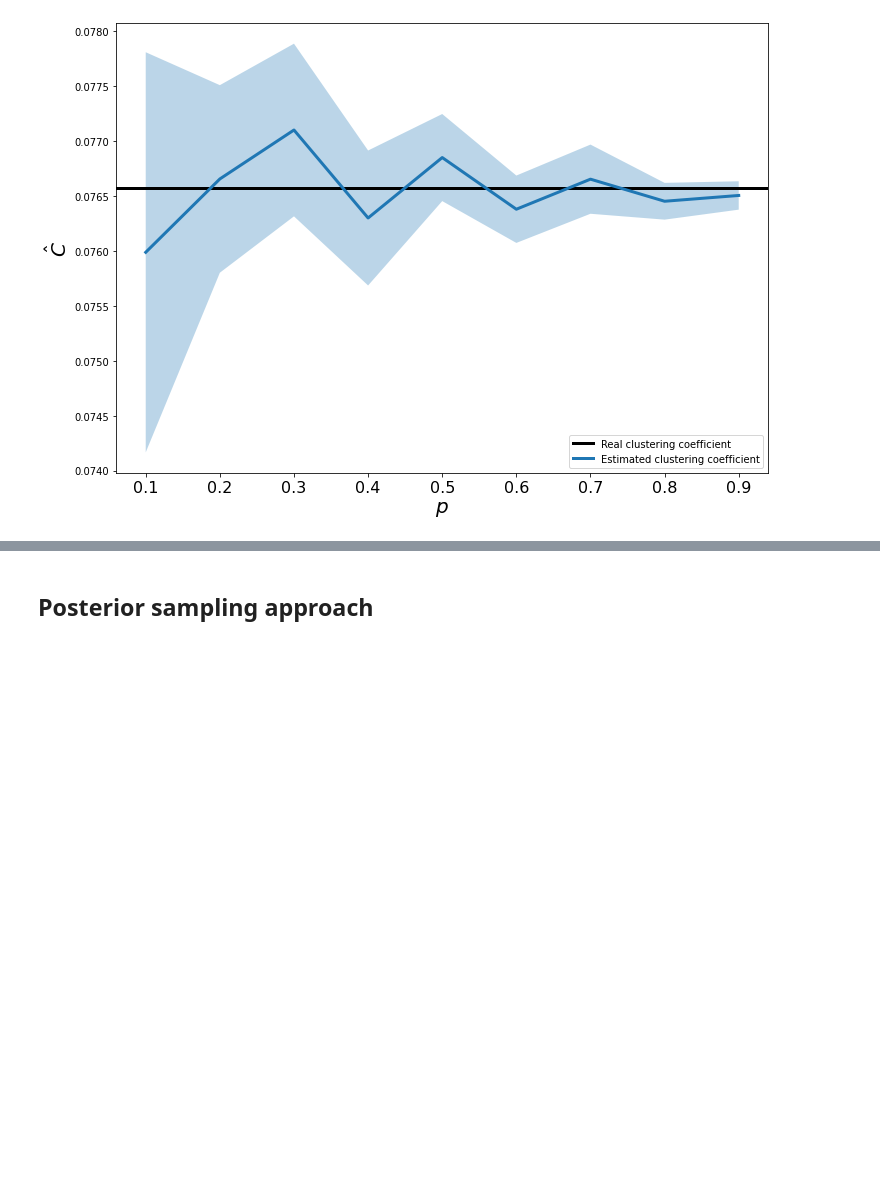
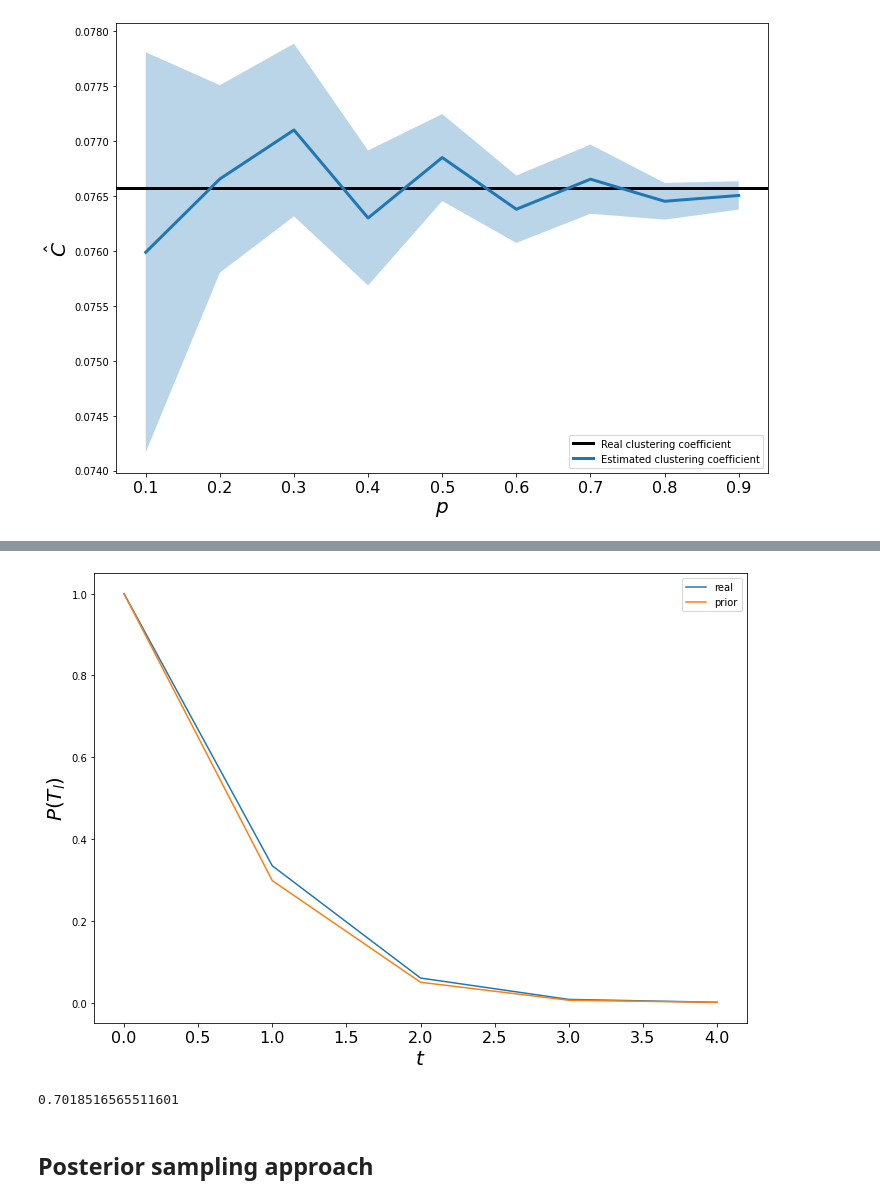
Before and after one commit to narnolddd/sample-nets, a Jupyter notebook: DegreeDistribution.ipynb, the cells around one changed output, grey strips where cells are left out. Cells and saved outputs as stored; diff of their text form; code cells hidden in the pictures; blank space fills up the shorter version.

```diff
--- a/DegreeDistribution.ipynb
+++ b/DegreeDistribution.ipynb
@@ -324,3 +500,20 @@ def total_triangle_experiment(G, experiments, fname):
+# %%
+fig, ax = setup_axes('$t$','$P(T_l)$','linear','linear')
+
+x = range(5)
+y1 = [1.0 - poisson.cdf(t-1,T_lambda) for t in x]
+y2 = [1.0 - sum([tl_prop[t] for t in range(z)]) for z in x]
+
+ax.plot(x,y2,label="real")
+ax.plot(x,y1,label="prior")
+
+ax.legend()
+plt.show()
+
+print(poisson.pmf(0,T_lambda))
+# %% [output]
+[figure, added]
+0.7018516565511601
 # %% [markdown]
 ## Posterior sampling approach
 # %%
```
Also changed, not shown: parts of 27 cells of this notebook.
